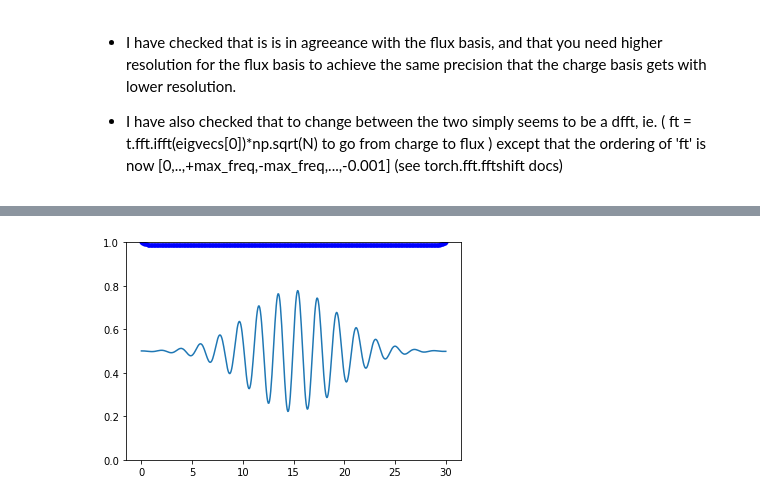
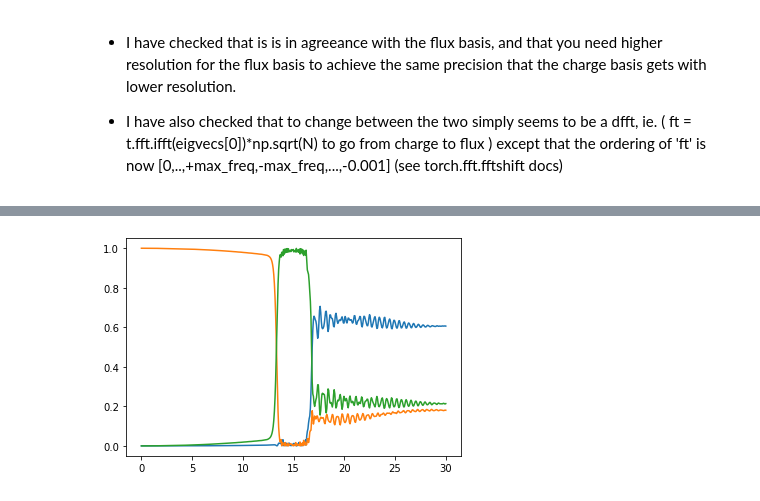
Before and after one commit to Vinther901/Quantum-Optimal-Control, a Jupyter notebook: 1DToyExample/Flensmon_1D.ipynb, the cells around one changed output, grey strips where cells are left out. Saved outputs shown, nothing was run; the diff lists cells and outputs as text; code cells hidden in the pictures.

```diff
--- a/1DToyExample/Flensmon_1D.ipynb
+++ b/1DToyExample/Flensmon_1D.ipynb
@@ -210,0 +300,19 @@ def epoch(threshold, N_max):
+# %%
+init_dict = {
+    'decline_end':20.,
+    'ascend_start':40.,
+    'level':0.7,
+    'envelope_amp':t.pi/60,
+    'detuning':0.98,
+    'phase':0.
+    }
+model = Flensmon(60, 500, N, init_dict)
+model.optimizer = t.optim.Adam(model.parameters(),lr=1e-3)
+# model.optimizer = t.optim.SGD(model.parameters(),lr=1e-2,momentum=0.0)
+
+# model.scheduler = t.optim.lr_scheduler.CosineAnnealingLR(model.optimizer,T_max=10,eta_min=0)
+# model.scheduler = t.optim.lr_scheduler.LambdaLR(model.optimizer,model.lr_func)
+
+model.plot_activation_func()
+model.plot_occupancy()
+model.loss_func(model())
@@ -211,4 +323,4 @@ def epoch(threshold, N_max):
 # %%
-model.plot_activation_func()
+model.plot_occupancy()
 # %% [output]
-[figure, old version]
+[figure, new version]
```
Also changed, not shown: parts of 13 cells of this notebook.
